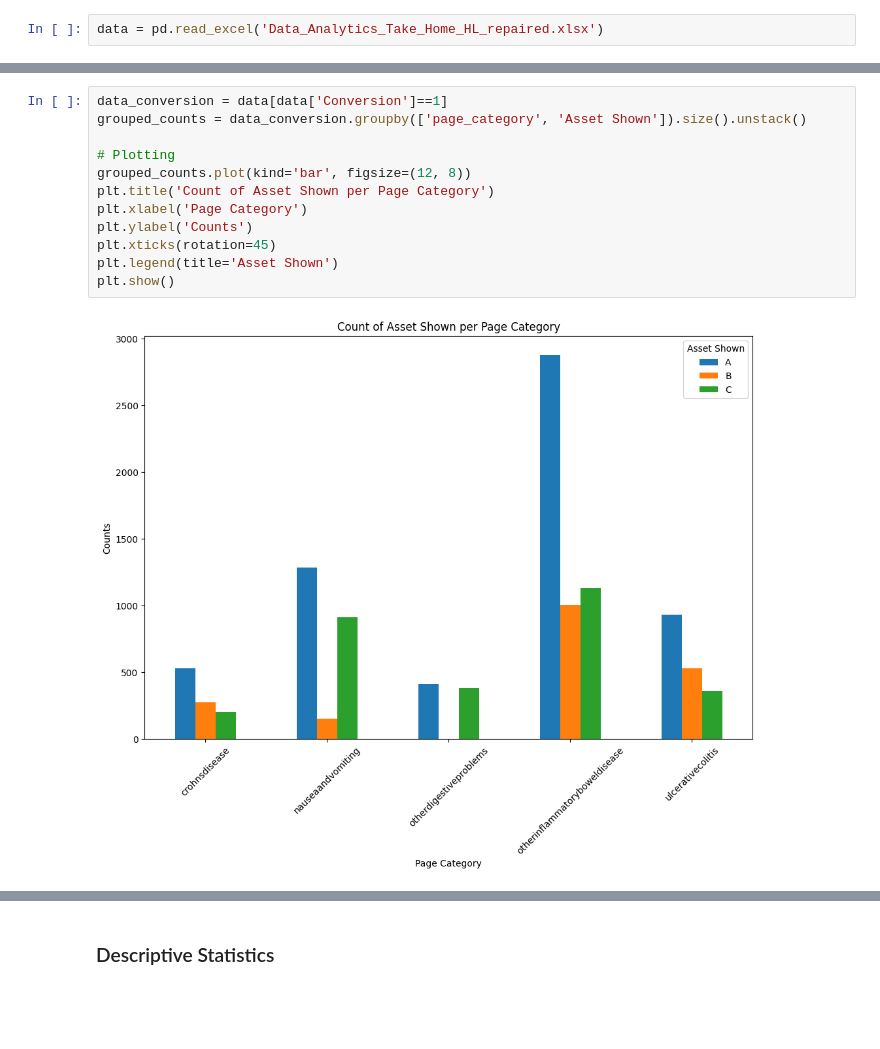
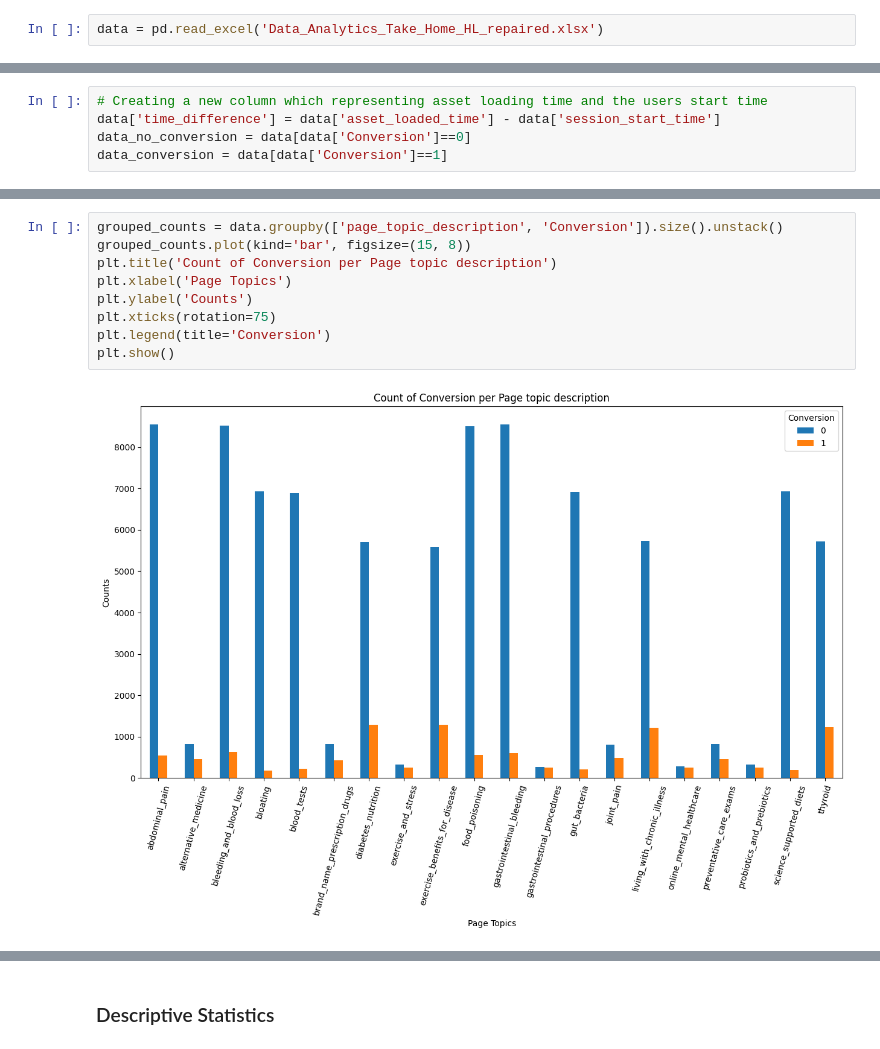
Before and after one commit to VarunDivi/RVO_case_study, a Jupyter notebook: data_cleaning.ipynb, the cells around one changed output, grey strips where cells are left out. Saved outputs shown, nothing was run; the diff lists cells and outputs as text; blank space fills up the shorter version.

```diff
--- a/data_cleaning.ipynb
+++ b/data_cleaning.ipynb
@@ -28,0 +24,5 @@ data[data['Conversion']==0]
+# %%
+# Creating a new column which representing asset loading time and the users start time
+data['time_difference'] = data['asset_loaded_time'] - data['session_start_time']
+data_no_conversion = data[data['Conversion']==0]
+data_conversion = data[data['Conversion']==1]
@@ -43,14 +150,11 @@ plt.show()
 # %%
-data_conversion = data[data['Conversion']==1]
-grouped_counts = data_conversion.groupby(['page_category', 'Asset Shown']).size().unstack()
-
-# Plotting
-grouped_counts.plot(kind='bar', figsize=(12, 8))
-plt.title('Count of Asset Shown per Page Category')
-plt.xlabel('Page Category')
+grouped_counts = data.groupby(['page_topic_description', 'Conversion']).size().unstack()
+grouped_counts.plot(kind='bar', figsize=(15, 8))
+plt.title('Count of Conversion per Page topic description')
+plt.xlabel('Page Topics')
 plt.ylabel('Counts')
-plt.xticks(rotation=45)
-plt.legend(title='Asset Shown')
+plt.xticks(rotation=75)
+plt.legend(title='Conversion')
 plt.show()
 # %% [output]
-[figure, old version]
+[figure, new version]
```
Also changed, not shown: parts of 65 cells of this notebook.
